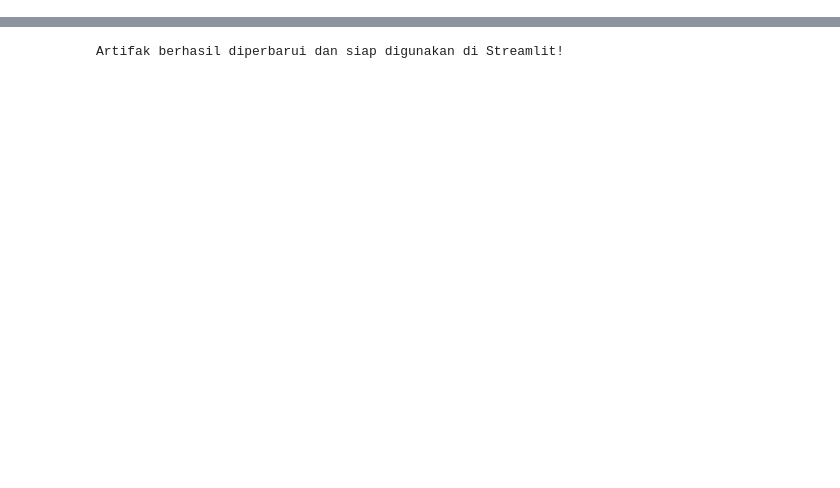
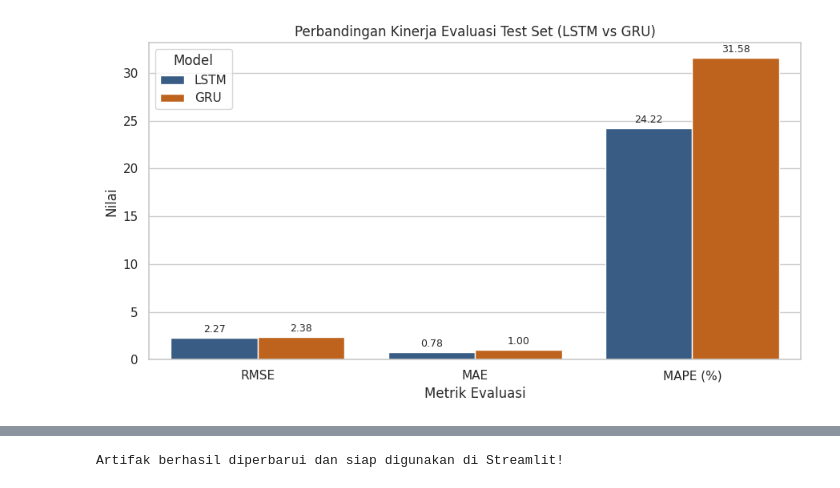
Before and after one commit to LukasKrisna/lstm-gru-stock-prediction, a Jupyter notebook: model/Initial Model 2.ipynb, the cells around one changed output, grey strips where cells are left out. Drawn from its saved outputs; the diff is of its cells as text; code cells hidden in the pictures; blank space fills up the shorter version.

```diff
--- a/model/Initial Model 2.ipynb
+++ b/model/Initial Model 2.ipynb
@@ -217,0 +253,37 @@ Model     RMSE      MAE  MAPE (%)
+# %%
+# ---------------------------------------------------------------
+# VISUALISASI 2: Bar Chart Komparasi Metrik (RMSE, MAE, & MAPE)
+# ---------------------------------------------------------------
+df_metrics_melted = eval_df.melt(id_vars="Model", var_name="Metric", value_name="Value")
+
+plt.figure(figsize=(9, 5))
+barplot = sns.barplot(
+    data=df_metrics_melted,
+    x="Metric",
+    y="Value",
+    hue="Model",
+    palette=["#2b5c8f", "#d95f02"]
+)
+
+# Menambahkan label angka di atas masing-masing bar
+for p in barplot.patches:
+    height = p.get_height()
+    if not np.isnan(height) and height > 0:
+        barplot.annotate(
+            f"{height:.2f}",
+            (p.get_x() + p.get_width() / 2.0, height),
+            ha="center",
+            va="bottom",
+            fontsize=9,
+            xytext=(0, 3),
+            textcoords="offset points"
+        )
+
+plt.title("Perbandingan Kinerja Evaluasi Test Set (LSTM vs GRU)")
+plt.xlabel("Metrik Evaluasi")
+plt.ylabel("Nilai")
+plt.tight_layout()
+plt.savefig("visualisasi_2_komparasi_metrik.png", dpi=300)
+plt.show()
+# %% [output]
+[figure, added]
```
Also changed, not shown: parts of 4 cells of this notebook, 1 other file.
